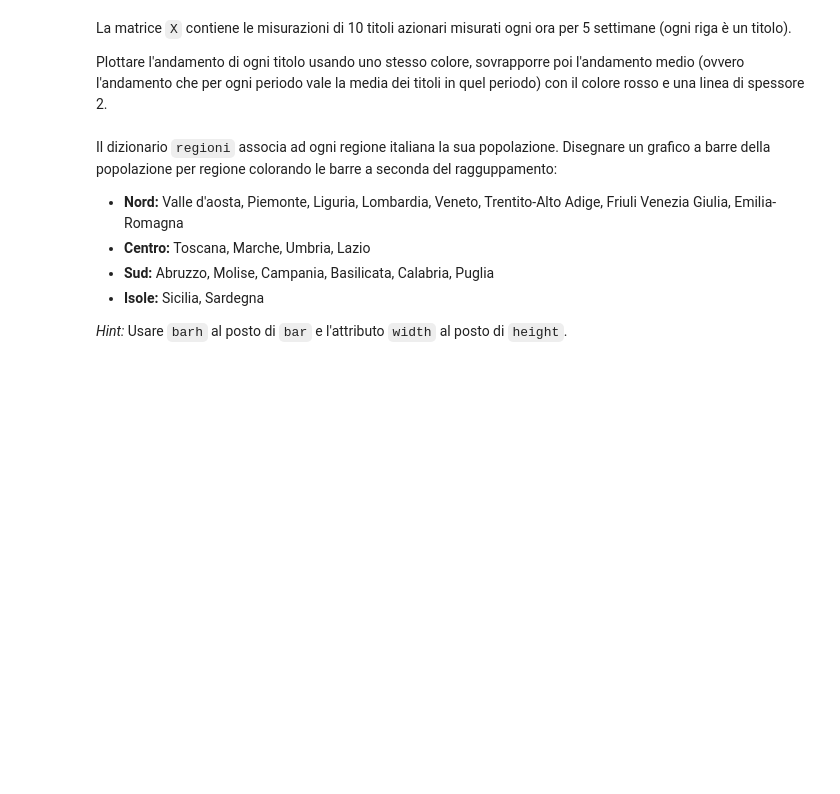
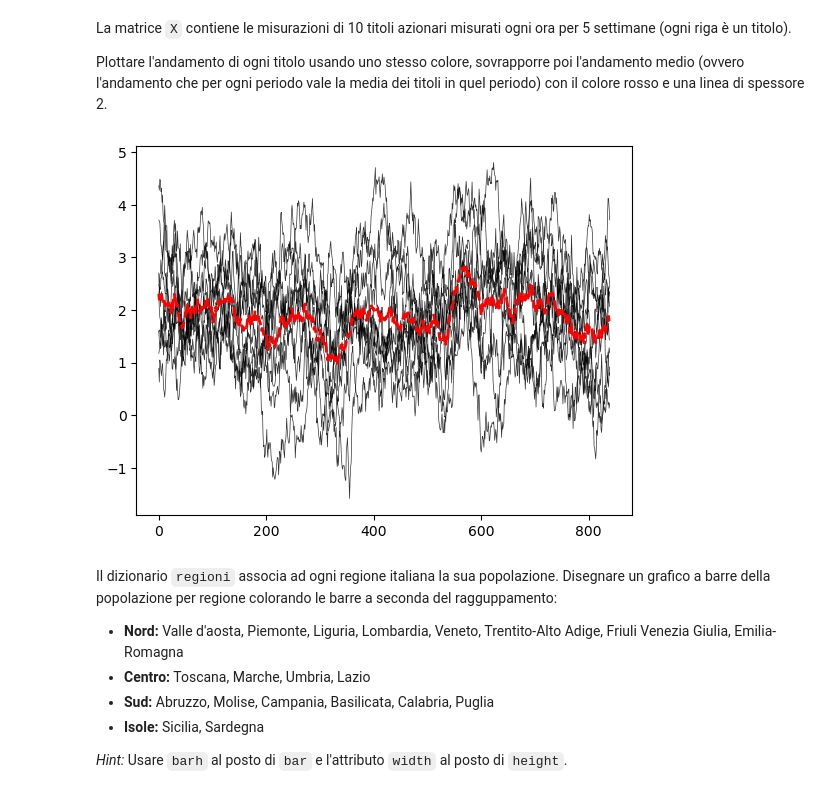
Before and after one commit to jb-sharp/stat4bigdata, a Jupyter notebook: Lezione 8/08-1-matplotlib.ipynb, the cells around one changed output. Saved outputs shown, nothing was run; the diff lists cells and outputs as text; code cells hidden in the pictures; blank space fills up the shorter version.

```diff
--- a/Lezione 8/08-1-matplotlib.ipynb
+++ b/Lezione 8/08-1-matplotlib.ipynb
@@ -211,5 +299,12 @@ Plottare l'andamento di ogni titolo usando uno stesso colore, sovrapporre poi l'
 with open("data/stocks.dat", "rb") as file:
     X = pickle.load(file)
+# %%
+plt.figure()
+plt.plot(X.T, color = "black", linewidth = 0.5, alpha = 0.8)
+plt.plot(X.mean(axis = 0), color = "red", linestyle = "--", linewidth = 2)
+plt.show()
+# %% [output]
+[figure, added]
 # %% [markdown]
 Il dizionario `regioni` associa ad ogni regione italiana la sua popolazione.
 Disegnare un grafico a barre della popolazione per regione colorando le barre a seconda del ragguppamento:
```
Also changed, not shown: parts of 27 cells of this notebook, 1 other file.
